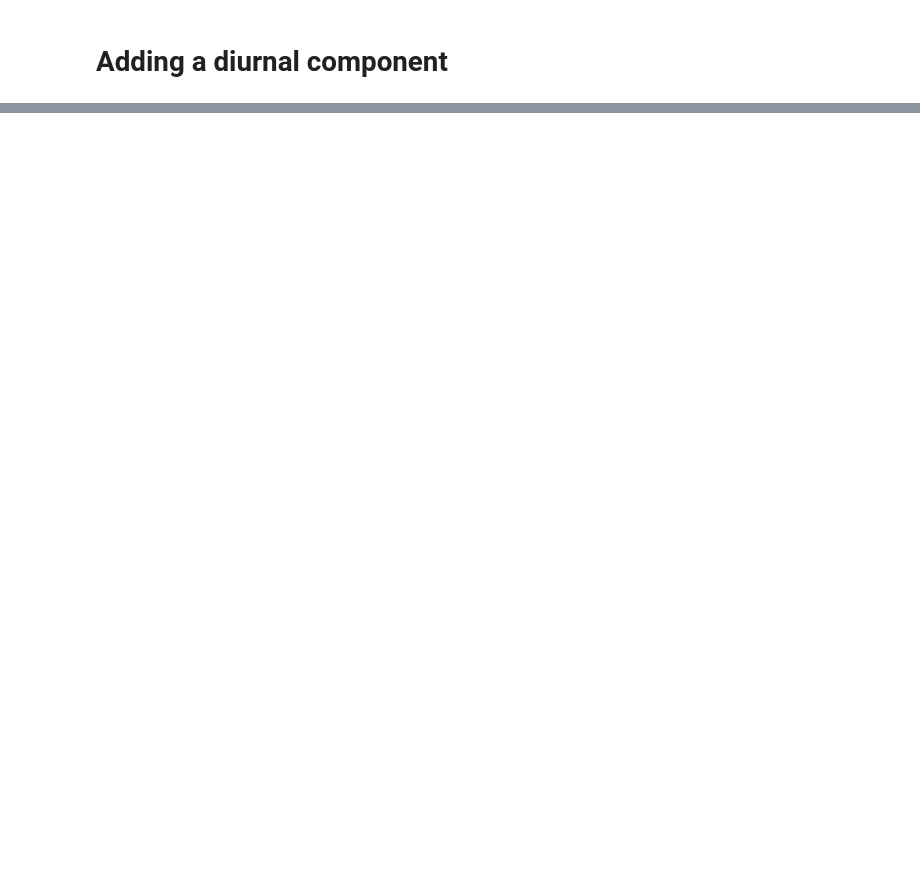
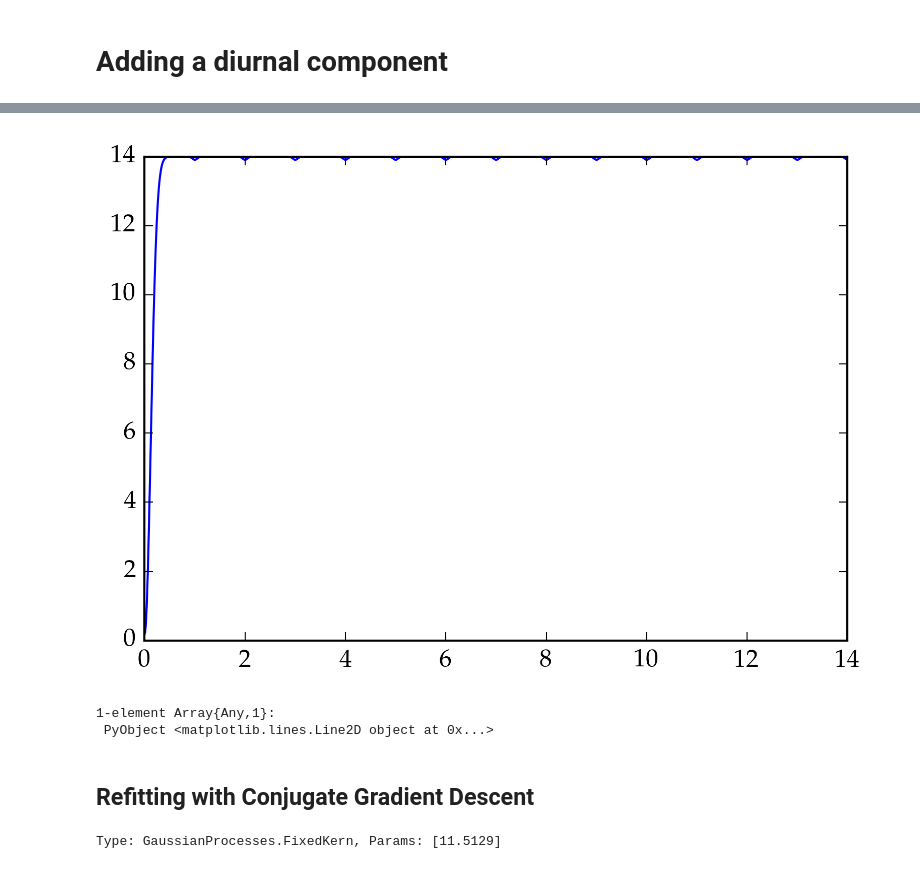
Before and after one commit to maximerischard/TemperatureImputations.jl, a Jupyter notebook: JuliaGP_spatial2.ipynb, the cells around one changed output, grey strips where cells are left out. Saved outputs shown, nothing was run; the diff lists cells and outputs as text; code cells hidden in the pictures; blank space fills up the shorter version.

```diff
--- a/JuliaGP_spatial2.ipynb
+++ b/JuliaGP_spatial2.ipynb
@@ -66,7 +64,7 @@ INFO: Recompiling stale cache file /Users/imolk/.julia/lib/v0.5/Proj4.ji for mod
 import PyPlot; plt=PyPlot
 using LaTeXStrings
 plt.rc("figure", dpi=300.0)
-# plt.rc("figure", figsize=(6,4))
+plt.rc("figure", figsize=(6,4))
 plt.rc("savefig", dpi=300.0)
 plt.rc("text", usetex=true)
 plt.rc("font", family="serif")
@@ -420,0 +441,15 @@ print("\n=================\n")
+# %%
+rr = linspace(0.0, 24*14, 24*14*4)
+ck_r = [cov(reals.k, [0.0,0.0,0.0], [r,0.0,0.0]) for r in rr]
+plt.plot(rr/24.0, exp(2.0*reals.logNoise)+ck_r[1].-ck_r, label="fitted variogram")
+# %% [output]
+[figure, added]
+1-element Array{Any,1}:
+ PyObject <matplotlib.lines.Line2D object at 0x...>
+# %% [markdown]
+## Refitting with Conjugate Gradient Descent
+# %%
+k_periodic = fix(Periodic(log(5.0), -2.0, log(24.0)), :lp)
+k_diurndecay = fix(SEIso(log(10^5), 0.0), :lσ)
+# %% [output]
+Type: GaussianProcesses.FixedKern, Params: [11.5129]
```
Also changed, not shown: parts of 19 cells of this notebook, 6 other files.
